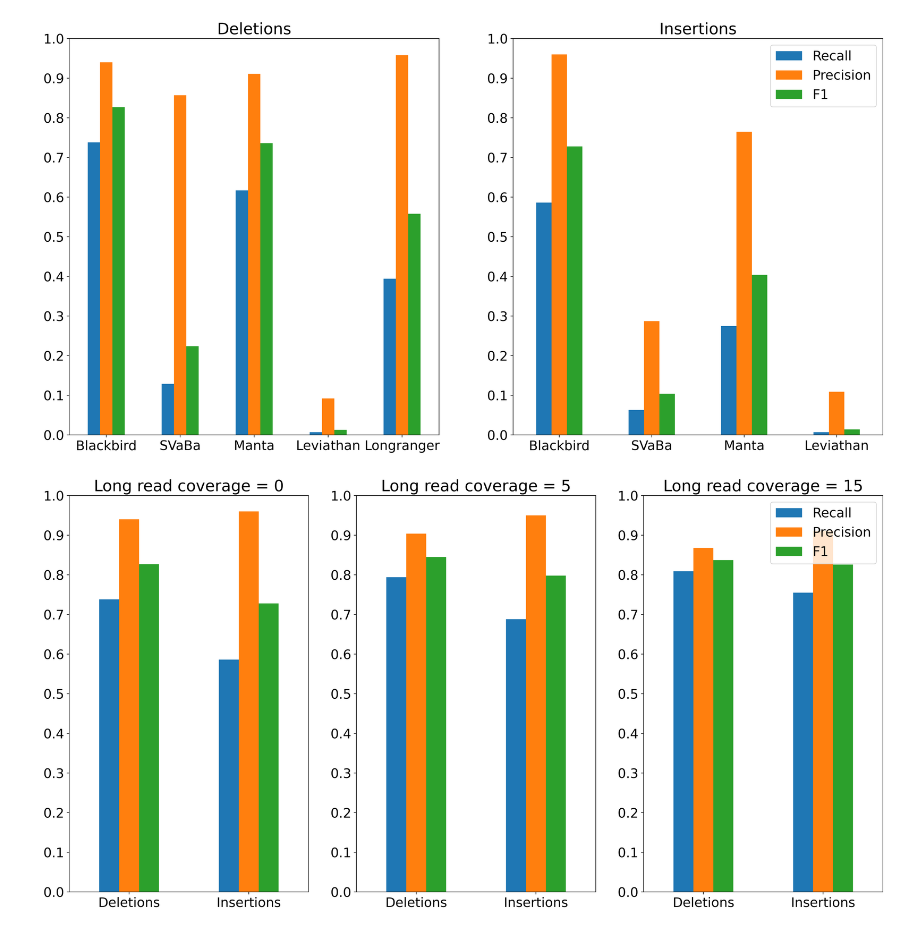
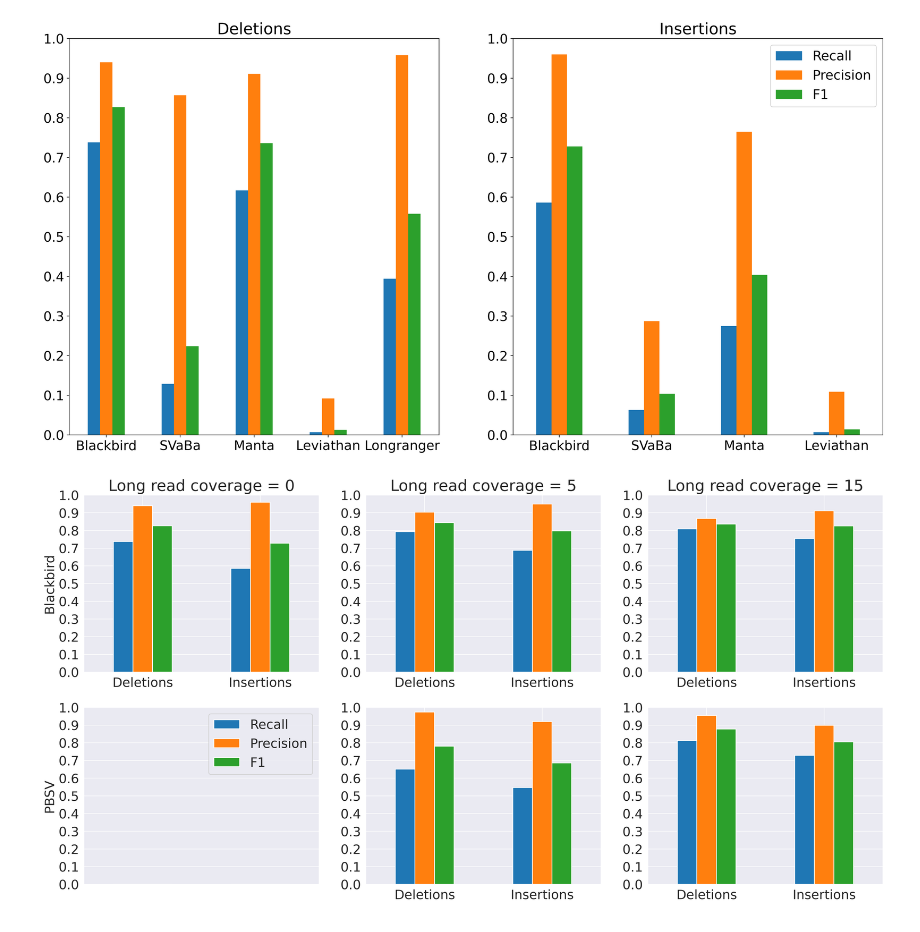
Before and after one commit to 1dayac/blackbird_supplementary, a Jupyter notebook: plots/draw_plots.ipynb, the cells around one changed output. Drawn from its saved outputs; the diff is of its cells as text; code cells hidden in the pictures.

Commit message:
plots updates

```diff
--- a/plots/draw_plots.ipynb
+++ b/plots/draw_plots.ipynb
@@ -44,25 +44,47 @@ df_long = df_long.append({"Method" : "Blackbird", "SV type" : "Deletions", "Long
 df_long = df_long.append({"Method" : "Blackbird", "SV type" : "Insertions", "Long-Read Coverage" : 0, "Precision" : 0.960, "Recall" : 0.586, "F1" : 0.728}, ignore_index = True)
 df_long = df_long.append({"Method" : "Blackbird", "SV type" : "Insertions", "Long-Read Coverage" : 5, "Precision" : 0.950, "Recall" : 0.688, "F1" : 0.798}, ignore_index = True)
 df_long = df_long.append({"Method" : "Blackbird", "SV type" : "Insertions", "Long-Read Coverage" : 15, "Precision" : 0.911, "Recall" : 0.755, "F1" : 0.826}, ignore_index = True)
+df_long = df_long.append({"Method" : "PBSV", "SV type" : "Deletions", "Long-Read Coverage" : 0, "Precision" : 0.0, "Recall" : 0.0, "F1" : 0.0}, ignore_index = True)
+df_long = df_long.append({"Method" : "PBSV", "SV type" : "Deletions", "Long-Read Coverage" : 5, "Precision" : 0.974, "Recall" : 0.651, "F1" : 0.781}, ignore_index = True)
+df_long = df_long.append({"Method" : "PBSV", "SV type" : "Deletions", "Long-Read Coverage" : 15, "Precision" : 0.955, "Recall" : 0.813, "F1" : 0.878}, ignore_index = True)
+df_long = df_long.append({"Method" : "PBSV", "SV type" : "Insertions", "Long-Read Coverage" : 0, "Precision" : 0.0, "Recall" : 0.0, "F1" : 0.0}, ignore_index = True)
+df_long = df_long.append({"Method" : "PBSV", "SV type" : "Insertions", "Long-Read Coverage" : 5, "Precision" : 0.920, "Recall" : 0.547, "F1" : 0.686}, ignore_index = True)
+df_long = df_long.append({"Method" : "PBSV", "SV type" : "Insertions", "Long-Read Coverage" : 15, "Precision" : 0.899, "Recall" : 0.729, "F1" : 0.805}, ignore_index = True)
 
-df_0 = df_long[df_long["Long-Read Coverage"] == 0]
-df_5 = df_long[df_long["Long-Read Coverage"] == 5]
-df_15 = df_long[df_long["Long-Read Coverage"] == 15]
+df_0 = df_long[(df_long["Long-Read Coverage"] == 0) & (df_long["Method"] == "Blackbird")]
+df_5 = df_long[(df_long["Long-Read Coverage"] == 5) & (df_long["Method"] == "Blackbird")]
+df_15 = df_long[(df_long["Long-Read Coverage"] == 15) & (df_long["Method"] == "Blackbird")]
+
+df_0_p = df_long[(df_long["Long-Read Coverage"] == 0) & (df_long["Method"] == "PBSV")]
+df_5_p = df_long[(df_long["Long-Read Coverage"] == 5) & (df_long["Method"] == "PBSV")]
+df_15_p = df_long[(df_long["Long-Read Coverage"] == 15) & (df_long["Method"] == "PBSV")]
+
 df_0 = df_0.drop('Long-Read Coverage', 1)
 df_5 = df_5.drop('Long-Read Coverage', 1)
 df_15 = df_15.drop('Long-Read Coverage', 1)
+df_0_p = df_0_p.drop('Long-Read Coverage', 1)
+df_5_p = df_5_p.drop('Long-Read Coverage', 1)
+df_15_p = df_15_p.drop('Long-Read Coverage', 1)
 # %%
-fig, axs = plt.subplots(1, 3, figsize =(20,10))
+fig, axs = plt.subplots(2, 3, figsize =(20,10))
 font = {'family' : 'normal',
         'size'   : 18}
 plt.rc('font', **font)
 plt.rcParams['figure.dpi'] = 400
-df_0.set_index("SV type").plot(kind = "bar", ax = axs[0], ylim=(0,1.0), yticks = np.arange(0, 1.01, 0.1), title = "Long read coverage = 0", xlabel = "", rot = 0)
-df_5.set_index("SV type").plot(kind = "bar", ax= axs[1], ylim=(0, 1.0), yticks = np.arange(0, 1.01, 0.1), title = "Long read coverage = 5", xlabel = "", rot = 0)
-df_15.set_index("SV type").plot(kind = "bar", ax= axs[2], ylim=(0, 1.0), yticks = np.arange(0, 1.01, 0.1), title = "Long read coverage = 15", xlabel = "", rot = 0)
+df_0.set_index("SV type").plot(kind = "bar", ylabel = "Blackbird", ax = axs[0][0], ylim=(0,1.0), yticks = np.arange(0, 1.01, 0.1), title = "Long read coverage = 0", xlabel = "", rot = 0)
+df_5.set_index("SV type").plot(kind = "bar", ax= axs[0][1], ylim=(0, 1.0), yticks = np.arange(0, 1.01, 0.1), title = "Long read coverage = 5", xlabel = "", rot = 0)
+df_15.set_index("SV type").plot(kind = "bar", ax= axs[0][2], ylim=(0, 1.0), yticks = np.arange(0, 1.01, 0.1), title = "Long read coverage = 15", xlabel = "", rot = 0)
+df_0_p.plot(kind = "bar", ax= axs[1][0], xticks = [], ylabel = "PBSV", ylim=(0, 1.0), yticks = np.arange(0, 1.01, 0.1), xlabel = "", rot = 0)
+df_5_p.set_index("SV type").plot(kind = "bar", ax= axs[1][1], ylim=(0, 1.0), yticks = np.arange(0, 1.01, 0.1), xlabel = "", rot = 0)
+df_15_p.set_index("SV type").plot(kind = "bar", ax= axs[1][2], ylim=(0, 1.0), yticks = np.arange(0, 1.01, 0.1), xlabel = "", rot = 0)
 
-axs[0].get_legend().remove()
-axs[1].get_legend().remove()
+
+axs[0][0].get_legend().remove()
+axs[0][1].get_legend().remove()
+axs[0][2].get_legend().remove()
+axs[1][1].get_legend().remove()
+axs[1][2].get_legend().remove()
+
 fig.show()
 # %% [output]
-[figure, old version]
+[figure, new version]
```
